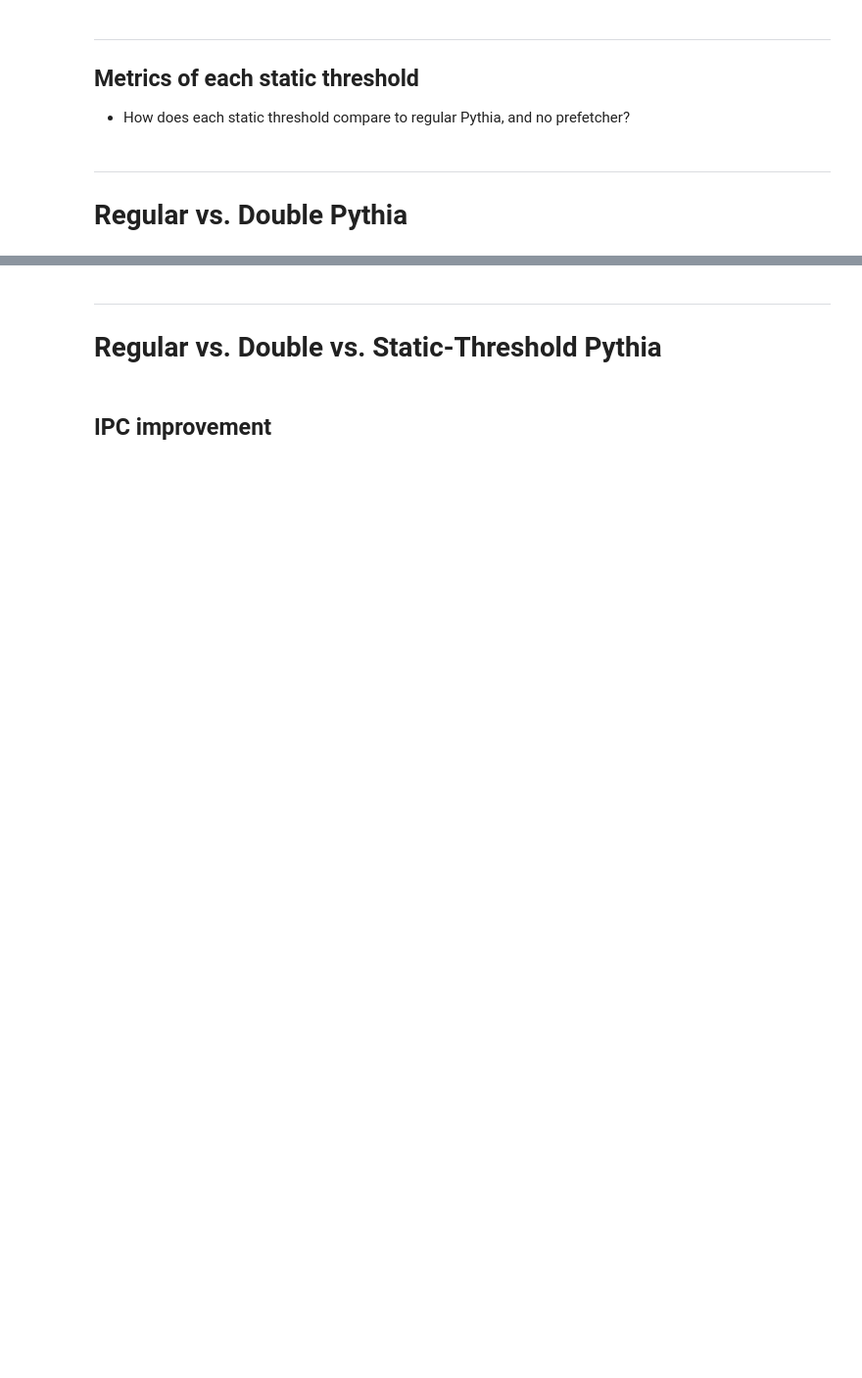
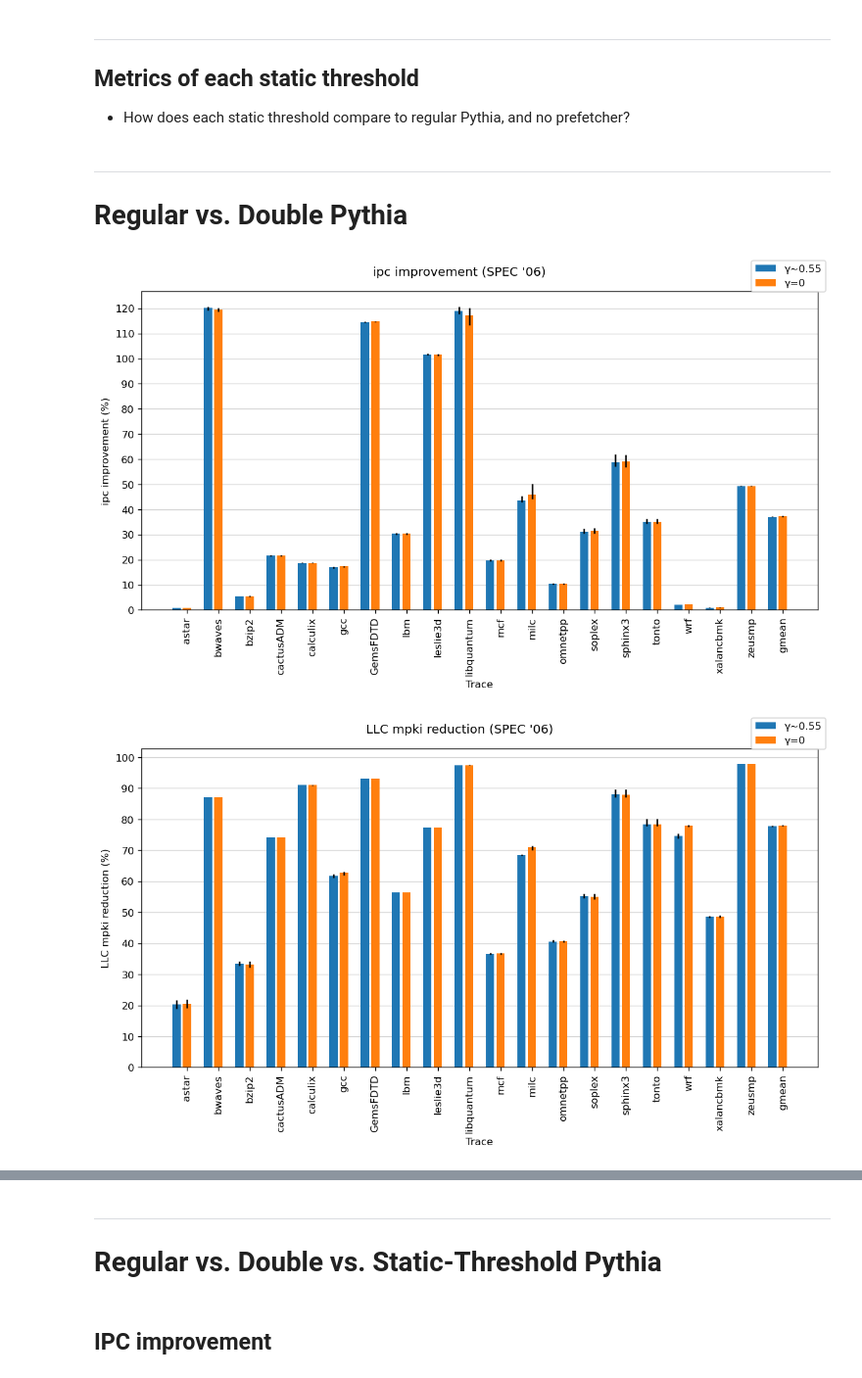
Before and after one commit to cmolder/pythia-analysis, a Jupyter notebook: pythia-level-threshold-multi.ipynb, the cells around one changed output, grey strips where cells are left out. Shown at 98% size. Saved outputs shown, nothing was run; the diff lists cells and outputs as text; code cells hidden in the pictures; blank space fills up the shorter version.

```diff
--- a/pythia-level-threshold-multi.ipynb
+++ b/pythia-level-threshold-multi.ipynb
@@ -14,18 +15,18 @@ reload(stats)
 # %% [output]
 <module 'utils.stats' from '/u/cmolder/GitHub/394r-project-analysis/utils/stats.py'>
 # %%
-data_paths = {
-    'Plain': '/u/cmolder/GitHub/Pythia/out/pythia_level/exp_394r/exp_394r.csv',
-    #'γ=0': '/u/cmolder/GitHub/Pythia/out/pythia_level/exp_394r/exp_394r_gamma_0.csv',
-    #'Separate EQ': '/u/cmolder/GitHub/Pythia/out/pythia_level/exp_394r/exp_394r_separate_eq.csv',
-    #'Separate EQ Long': '/u/cmolder/GitHub/Pythia/out/pythia_level/exp_394r/exp_394r_separate_eq_long.csv',
-}
+# data_paths = {
+#     'Plain': '/u/cmolder/GitHub/Pythia/out/pythia_level/exp_394r/exp_394r.csv',
+#     #'γ=0': '/u/cmolder/GitHub/Pythia/out/pythia_level/exp_394r/exp_394r_gamma_0.csv',
+#     #'Separate EQ': '/u/cmolder/GitHub/Pythia/out/pythia_level/exp_394r/exp_394r_separate_eq.csv',
+#     #'Separate EQ Long': '/u/cmolder/GitHub/Pythia/out/pythia_level/exp_394r/exp_394r_separate_eq_long.csv',
+# }
 
 # Check gamma
-# data_paths = {
-#     'γ~0.55': '/u/cmolder/GitHub/Pythia/out/pythia_level/exp_394r/exp_394r.csv',
-#     'γ=0': '/u/cmolder/GitHub/Pythia/out/pythia_level/exp_394r/exp_394r_gamma_0.csv',
-# }
+data_paths = {
+    'γ~0.55': '/u/cmolder/GitHub/Pythia/out/pythia_level/exp_394r/exp_394r.csv',
+    'γ=0': '/u/cmolder/GitHub/Pythia/out/pythia_level/exp_394r/exp_394r_gamma_0.csv',
+}
 
 # # Check improvements
 # data_paths = {
@@ -33,6 +34,7 @@ data_paths = {
 #     'Separate EQ': '/u/cmolder/GitHub/Pythia/out/pythia_level/exp_394r/exp_394r_separate_eq.csv',
 #     'Separate EQ Long': '/u/cmolder/GitHub/Pythia/out/pythia_level/exp_394r/exp_394r_separate_eq_long.csv',
 # }
+reload(utils)
 data_df = {}
 for setup in data_paths.keys():
     data_df[setup] = utils.read_data_file(data_paths[setup])
@@ -118,18 +231,25 @@ os.makedirs('./plots/pythia_level_threshold_multi/pythia_confidence', exist_ok=T
 # Regular vs. Double Pythia
 # %%
 dpi=120
+reload(stats)
 
-#for suite_name, suite in zip(['SPEC'], [utils.spec06]):
-for suite_name, suite in zip(['SPEC \'06', 'GAP'], [utils.spec06, utils.gap]):
+suite_names = ['SPEC \'06', 'SPEC \'17', 'GAP'] #suites_names = ['SPEC \'17']
+suites = [utils.spec06, utils.spec17, utils.gap] #suites = [utils.spec17]
+metrics = ['ipc_improvement', 'LLC_mpki_reduction', 'L2C_mpki_reduction'] #metrics = ['ipc_improvement']
 
+for suite_name, suite in zip(suite_names, suites):
     data_df_ = {k : v[v.trace.isin(suite)] for k,v in data_df.items()}
-    for metric in ['ipc_improvement', 'LLC_mpki_reduction', 'L2C_mpki_reduction']:
-    #for metric in ['ipc_improvement']:
+    for metric in metrics:
         plot_metric(
             data_df_, metric,
-            suite_name=suite_name, dpi=dpi
+            suite_name=suite_name,
+            figsize=(10,6),
+            dpi=dpi
         )
         plt.savefig(
             f'./plots/pythia_level_threshold_multi/{suite_name}_{metric}.pdf',
             bbox_inches='tight'
         )
+# %% [output]
+[figure, added]
+[figure, added]
```
Also changed, not shown: parts of 11 cells of this notebook, 3 other files.
